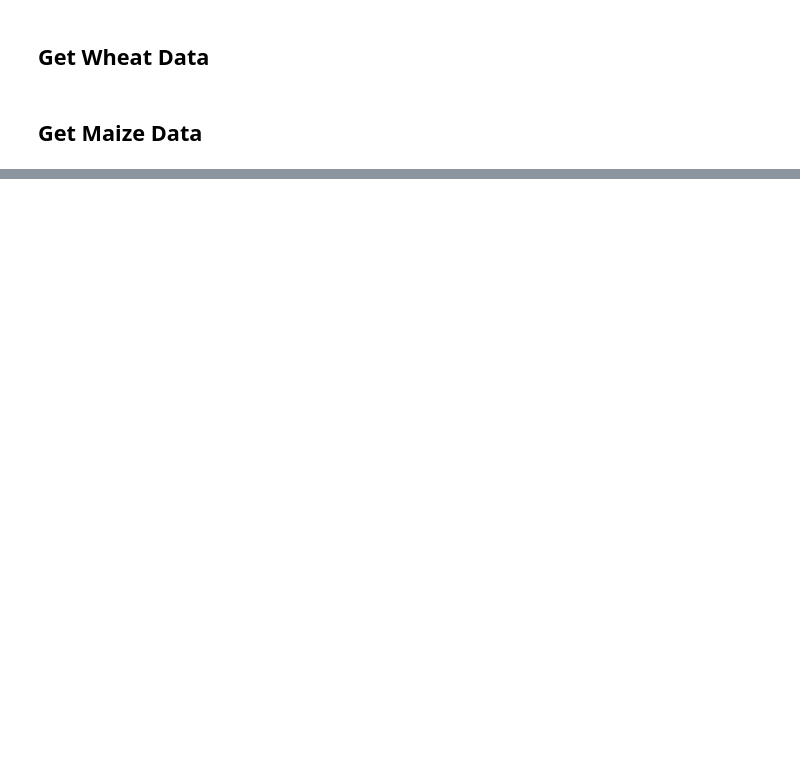
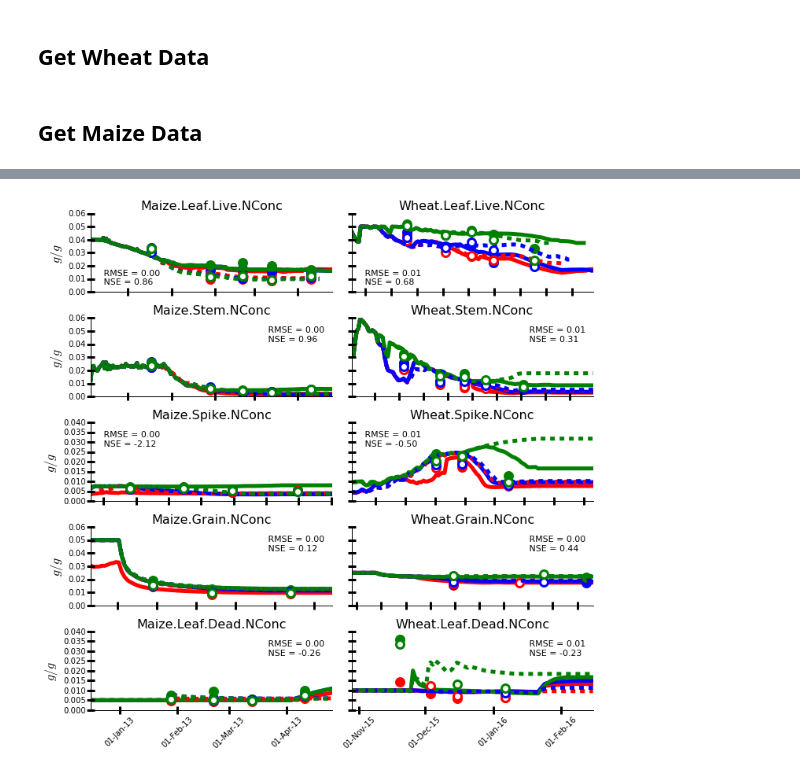
Before and after one commit to HamishBrownPFR/APSIMArbitrator, a Jupyter notebook: ArbitratorGraphs.ipynb, the cells around one changed output, grey strips where cells are left out. Cells and saved outputs as stored; diff of their text form; code cells hidden in the pictures; blank space fills up the shorter version.

```diff
--- a/ArbitratorGraphs.ipynb
+++ b/ArbitratorGraphs.ipynb
@@ -49,0 +133,11 @@ for Irrig in MaizeIrrigs2:
+# %%
+Graph = plt.figure(figsize=(10,10))
+cols = 5
+ObsPredTimeSeries('Leaf.Live.NConc',cols,0,0.06,'$g/g$',0.02,.1)
+ObsPredTimeSeries('Stem.NConc',cols,1,0.06,'$g/g$',0.7,.7)
+ObsPredTimeSeries('Spike.NConc',cols,2,0.04,'$g/g$',0.02,.7)
+ObsPredTimeSeries('Grain.NConc',cols,3,0.06,'$g/g$',0.7,.7)
+ObsPredTimeSeries('Leaf.Dead.NConc',cols,4,0.04,'$g/g$',0.7,.7)
+Graph.tight_layout()
+# %% [output]
+[figure, added]
```
Also changed, not shown: parts of 23 cells of this notebook, 2 other files.
